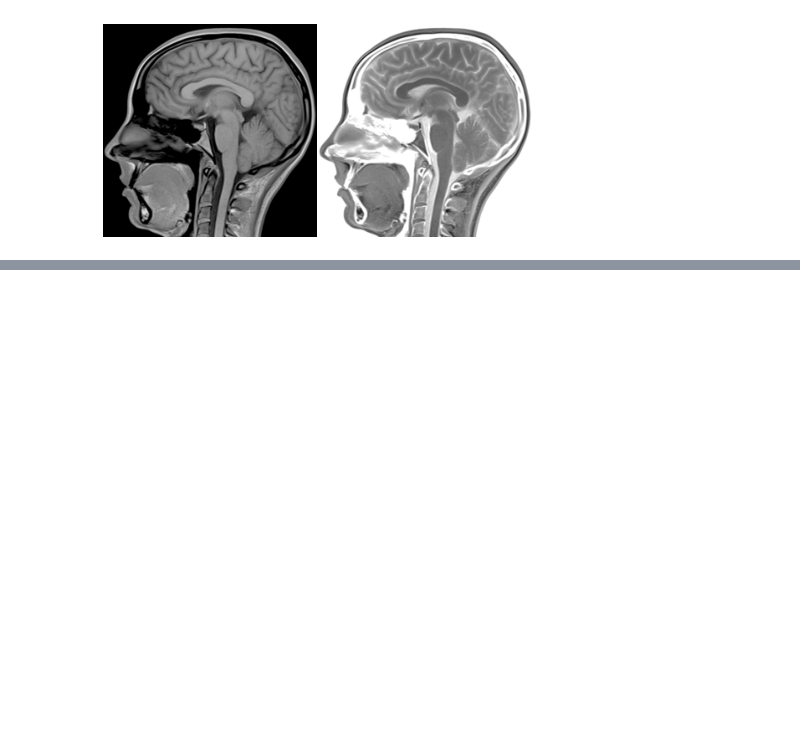
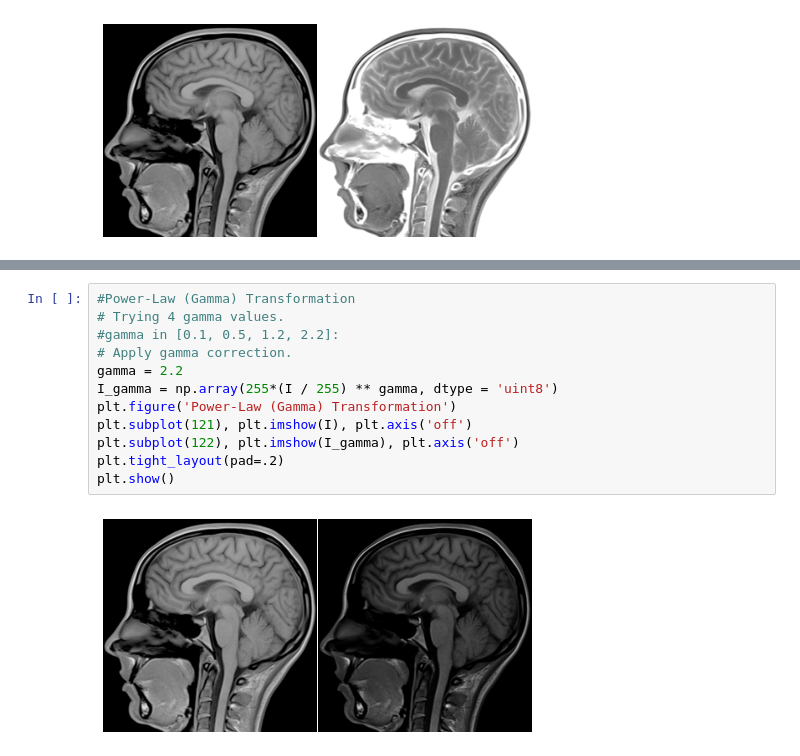
Before and after one commit to Zahra2351373/Bert-Fine-Tuning, a Jupyter notebook: Tutorial3.ipynb, the cells around one changed output, grey strips where cells are left out. Cells and saved outputs as stored; diff of their text form; blank space fills up the shorter version.

```diff
--- a/Tutorial3.ipynb
+++ b/Tutorial3.ipynb
@@ -71,0 +59,14 @@ plt.show()
+# %%
+#Power-Law (Gamma) Transformation
+# Trying 4 gamma values.
+#gamma in [0.1, 0.5, 1.2, 2.2]:
+# Apply gamma correction.
+gamma = 2.2
+I_gamma = np.array(255*(I / 255) ** gamma, dtype = 'uint8')
+plt.figure('Power-Law (Gamma) Transformation')
+plt.subplot(121), plt.imshow(I), plt.axis('off')
+plt.subplot(122), plt.imshow(I_gamma), plt.axis('off')
+plt.tight_layout(pad=.2)
+plt.show()
+# %% [output]
+[figure, added]
```
Also changed, not shown: parts of 11 cells of this notebook.
